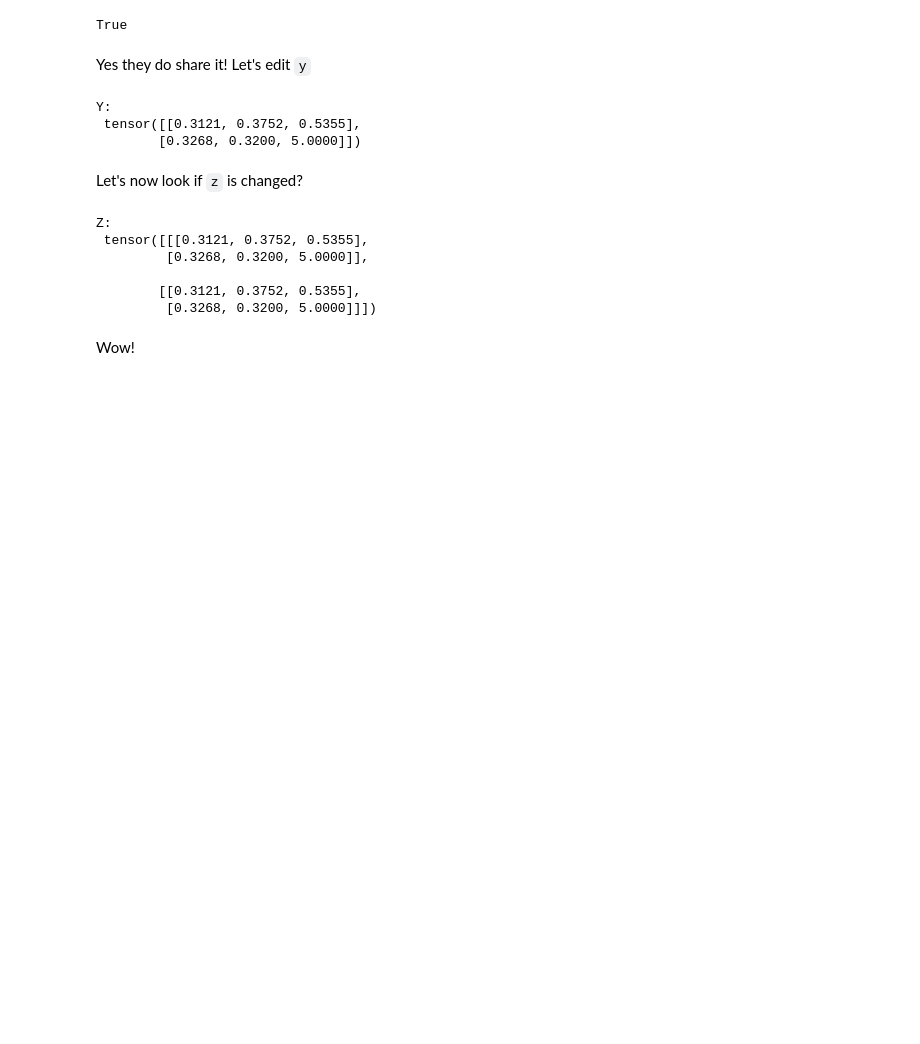
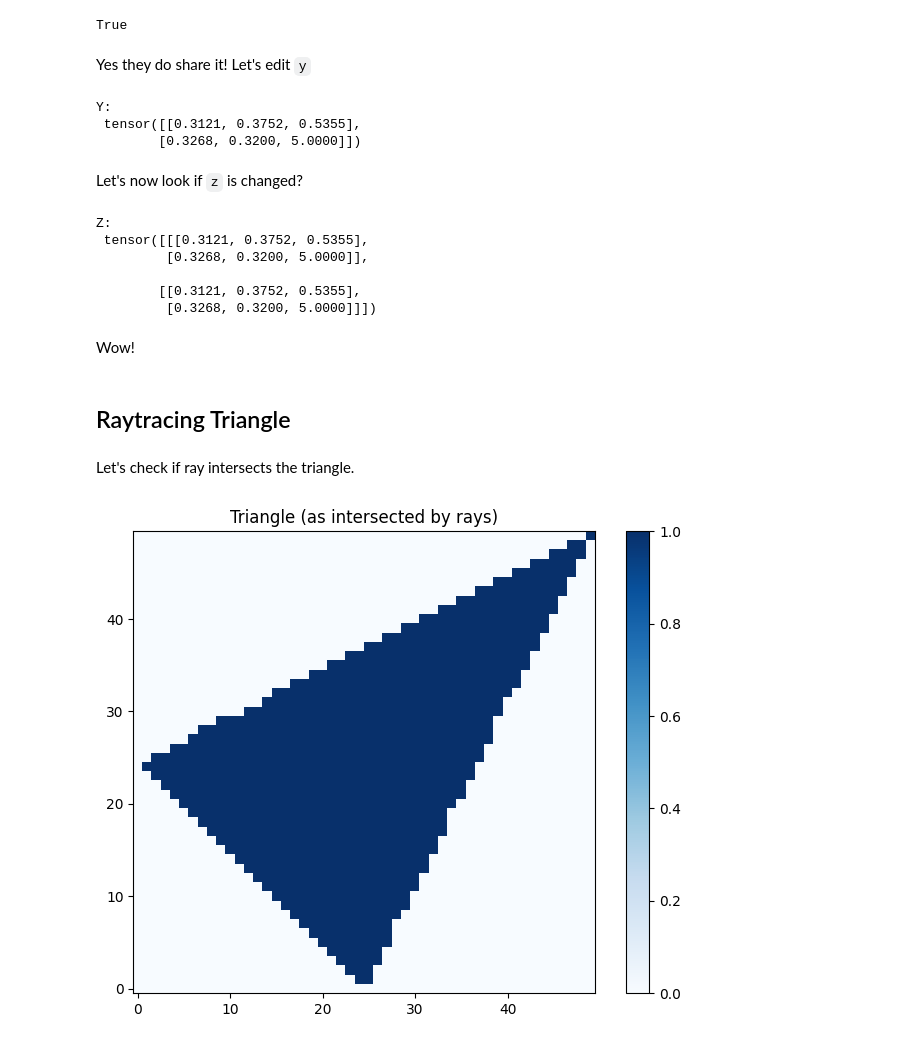
Before and after one commit to youssefokeil/arena-3.0, a Jupyter notebook: prereqs/ray-tracing/ray_tracing.ipynb, the cells around one changed output. Drawn from its saved outputs; the diff is of its cells as text; code cells hidden in the pictures; blank space fills up the shorter version.

Commit message:
triangle ray tracer

```diff
--- a/prereqs/ray-tracing/ray_tracing.ipynb
+++ b/prereqs/ray-tracing/ray_tracing.ipynb
@@ -310,3 +310,7 @@ Z:
          [0.3268, 0.3200, 5.0000]]])
 # %% [markdown]
 Wow!
+# %% [markdown]
+## Raytracing Triangle
+# %% [markdown]
+Let's check if ray intersects the triangle.
@@ -312,0 +324,51 @@ Wow!
+# %%
+def raytrace_triangle(
+    rays: Float[Tensor, "nrays rayPoints=2 dims=3"],
+    triangle: Float[Tensor, "trianglePoints=3 dims=3"],
+) -> Bool[Tensor, " nrays"]:
+    """
+    For each ray, return True if the triangle intersects that ray.
+    """
+
+    # let's first broadcast the triangle to nrays
+    NR = rays.shape[0]
+    triangle = einops.repeat(triangle, "p d -> nrays p d", nrays=NR)
+
+    # extract the values we need
+    O, D = rays.unbind(1)
+    A, B, C = triangle.unbind(1)  # remember that current shape (nrays ,p , d)
+
+    # make the vector and matrix
+    vec = O-A
+    mat = t.stack([-D, (B-A), (C-A)], dim=2)
+    assert mat.shape == (NR, 3,3)
+
+    # solve the matrix
+    s, u, v = t.linalg.solve(mat, vec).unbind(1)
+
+    # check intersection
+    intersects = (s>=0) & (u>=0) & (v>=0) & (u+v<=1)
+    return intersects
+
+A = t.tensor([1, 0.0, -0.5])
+B = t.tensor([1, -0.5, 0.0])
+C = t.tensor([1, 0.5, 0.5])
+num_pixels_y = num_pixels_z = 50
+y_limit = z_limit = 0.5
+
+# Plot triangle & rays
+test_triangle = t.stack([A, B, C], dim=0)
+rays2d = make_rays_2d(num_pixels_y, num_pixels_z, y_limit, z_limit)
+triangle_lines = t.stack([A, B, C, A, B, C], dim=0).reshape(-1, 2, 3)
+render_lines_with_plotly(rays2d, triangle_lines)
+
+# Calculate and display intersections
+intersects = raytrace_triangle(rays2d, test_triangle)
+img = intersects.reshape(num_pixels_y, num_pixels_z).int()
+plt.figure(figsize=(8, 6))
+plt.imshow(img.cpu().numpy(), origin="lower", cmap="Blues")
+plt.title("Triangle (as intersected by rays)")
+plt.colorbar()
+plt.show()
+# %% [output]
+[figure, added]
```
Also changed, not shown: parts of 1 cell of this notebook.
